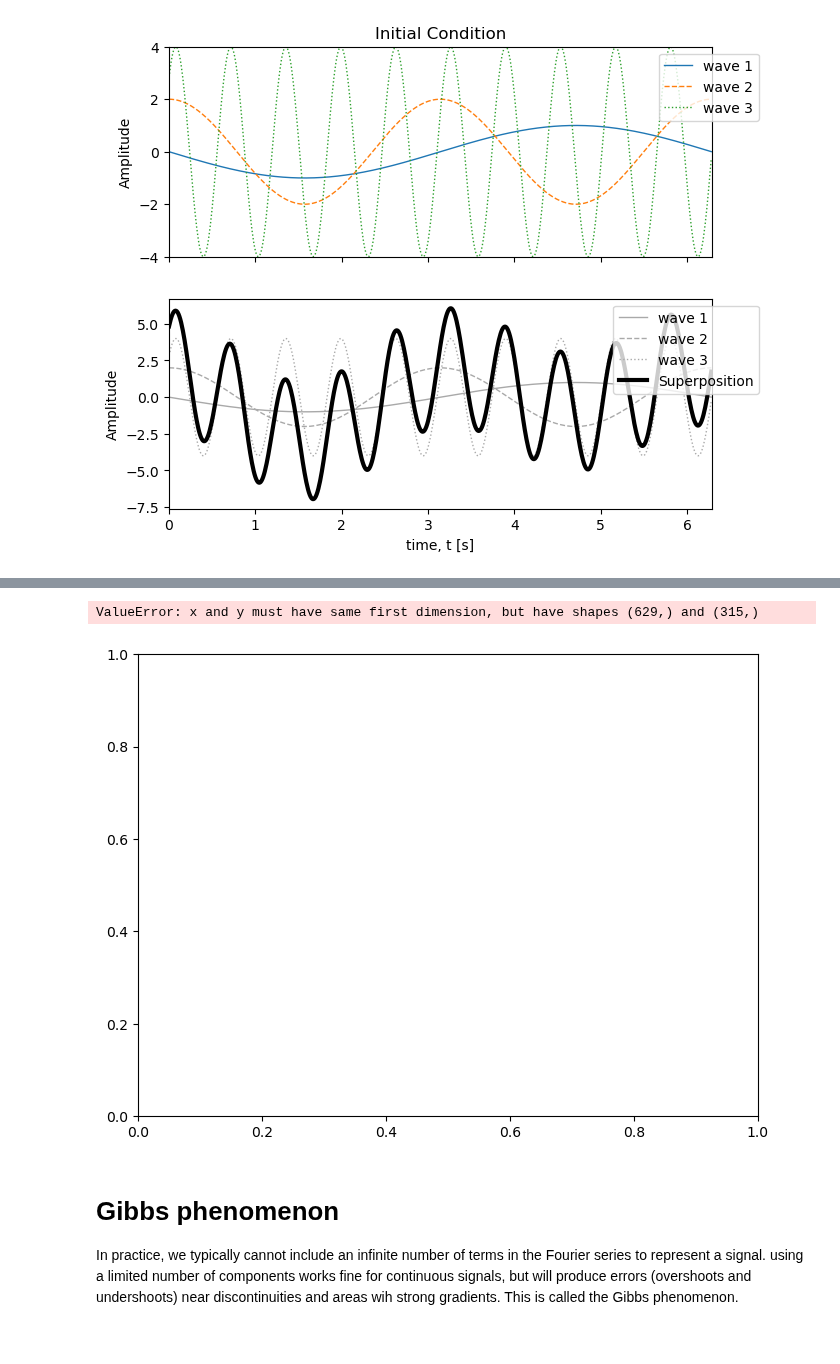
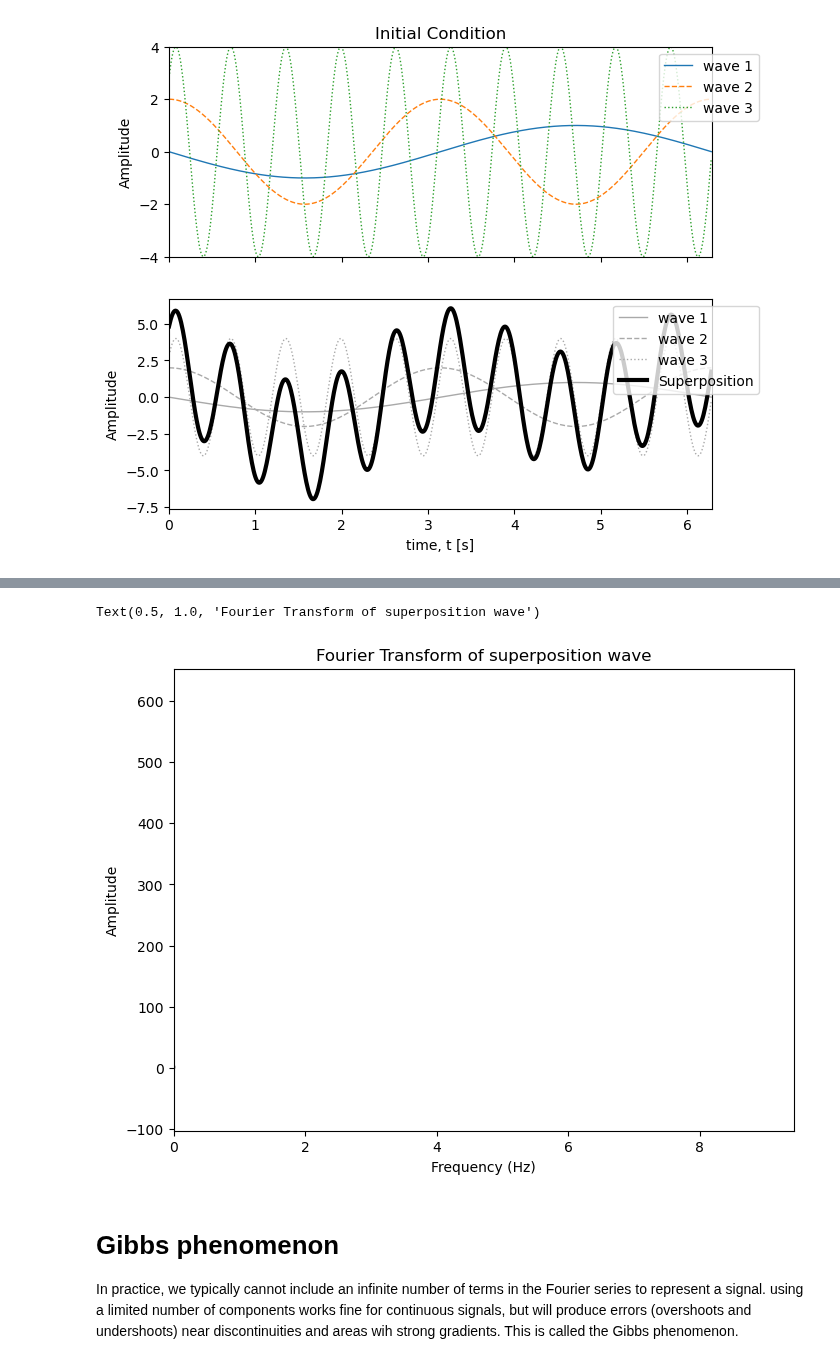
Before and after one commit to thorbjornmoeUiB/GEOF211_compendium, a Jupyter notebook: GEOF211_book/_build/jupyter_execute/Useful_calculus/Fourier_transforms.ipynb, the cells around one changed output, grey strips where cells are left out. Saved outputs shown, nothing was run; the diff lists cells and outputs as text; code cells hidden in the pictures.

```diff
--- a/GEOF211_book/_build/jupyter_execute/Useful_calculus/Fourier_transforms.ipynb
+++ b/GEOF211_book/_build/jupyter_execute/Useful_calculus/Fourier_transforms.ipynb
@@ -84,34 +114,31 @@ Here, the function $\hat{f}(\xi)$ represent energy as a function of the frequenc
 # %%
-from scipy.fft import fft, rfft
-from scipy.fft import fftfreq, rfftfreq
+#import fft package using only real numbers into the transform
+from scipy.fft import rfft, rfftfreq
 
 # Calculate N
 N = len(t)
+sampling_rate = 1 / (t[1] - t[0])
 
 # Compute the Fourier transform
-superposition_wave_fft = fft(superposition_wave)
-superposition_wave_real_fft=2*np.abs(rfft(superposition_wave))/N
+superposition_wave_rfft = rfft(superposition_wave)
 
-# Frequency values for the Fourier transform
-sampling_rate = 1 / (t[1] - t[0])
-frequencies=fftfreq(N, d=1/sampling_rate) #real frequencies
-#frequencies = np.fft.fftfreq(len(t), d=1/sampling_rate)
+frequencies = rfftfreq(N, sampling_rate)
 
 # Plot the Fourier transform
 plt.figure(figsize=(8, 6))
-plt.plot(frequencies, superposition_wave_real_fft,'k',lw=2, label="Fourier Transform")
+plt.plot(frequencies, superposition_wave_rfft,'k',lw=2, label="Fourier Transform")
 
 plt.title('Spectrum')
 plt.xlabel('Frequency[Hz]')
 plt.ylabel('Amplitude')
 
 plt.xlim([0,3*np.pi])
 plt.xlabel("Frequency (Hz)")
 plt.ylabel("Amplitude")
 plt.title("Fourier Transform of superposition wave")
 # %% [output]
-ValueError: x and y must have same first dimension, but have shapes (629,) and (315,)
+Text(0.5, 1.0, 'Fourier Transform of superposition wave')
-[figure, old version]
+[figure, new version]
 # %% [markdown]
 # Gibbs phenomenon
 In practice, we typically cannot include an infinite number of terms in the Fourier series to represent a signal. using a limited number of components works fine for continuous signals, but will produce errors (overshoots and undershoots) near discontinuities and areas wih strong gradients. This is called the Gibbs phenomenon.
```
Also changed, not shown: parts of 1 cell of this notebook, 15 other files.
